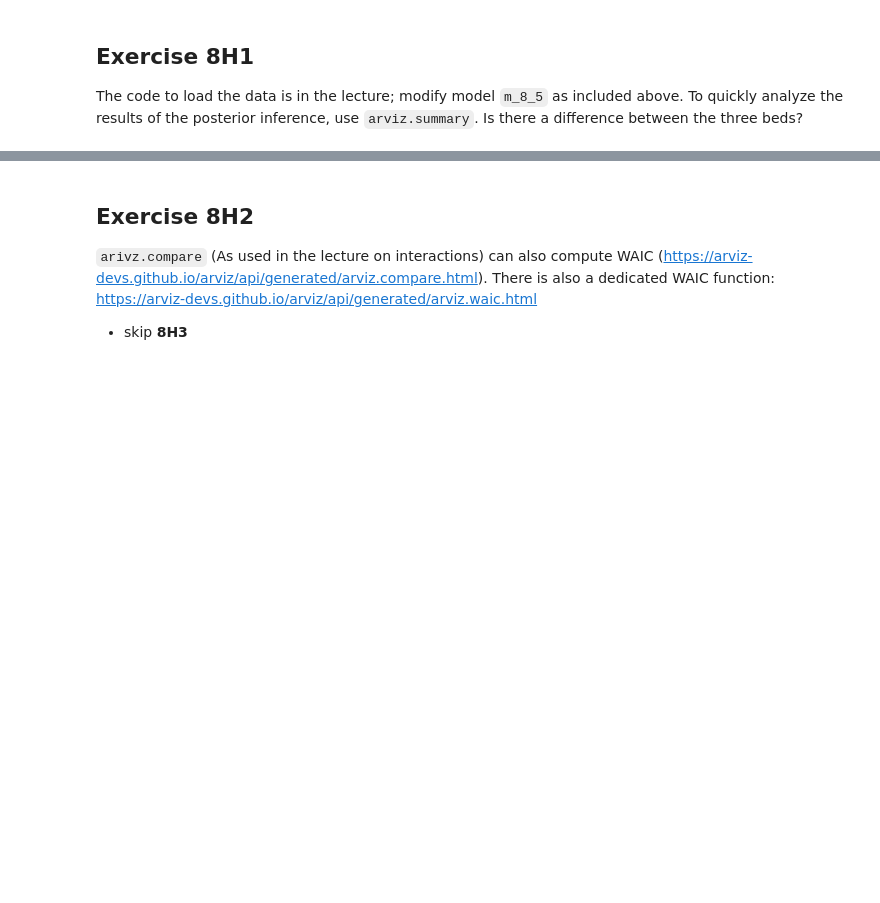
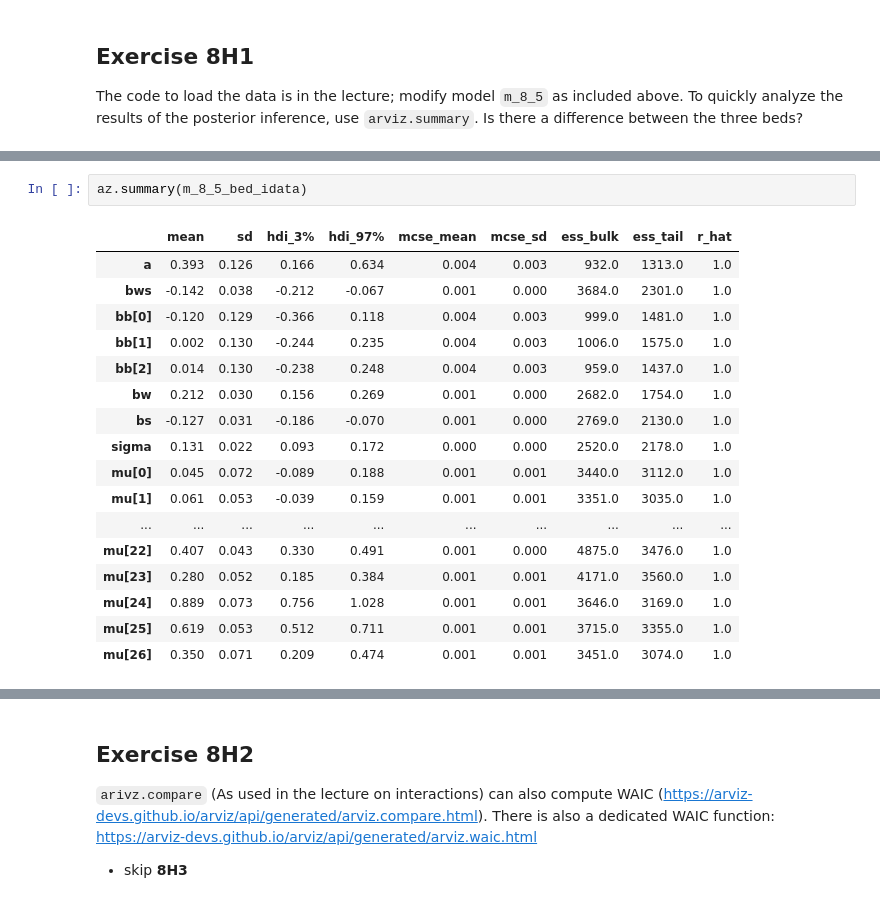
Before and after one commit to PatrickMatthiesen/ProbabilisticProgramming, a Jupyter notebook: 06-interactions/interactions-exercises.ipynb, the cells around one changed output, grey strips where cells are left out. Drawn from its saved outputs; the diff is of its cells as text; blank space fills up the shorter version.

```diff
--- a/06-interactions/interactions-exercises.ipynb
+++ b/06-interactions/interactions-exercises.ipynb
@@ -61,0 +149,20 @@ The code to load the data is in the lecture; modify model `m_8_5` as included ab
+# %%
+az.summary(m_8_5_bed_idata)
+# %% [output]
+|  | mean | sd | hdi_3% | hdi_97% | mcse_mean | mcse_sd | ess_bulk | ess_tail | r_hat |
+| a | 0.393 | 0.126 | 0.166 | 0.634 | 0.004 | 0.003 | 932.0 | 1313.0 | 1.0 |
+| bws | -0.142 | 0.038 | -0.212 | -0.067 | 0.001 | 0.000 | 3684.0 | 2301.0 | 1.0 |
+| bb[0] | -0.120 | 0.129 | -0.366 | 0.118 | 0.004 | 0.003 | 999.0 | 1481.0 | 1.0 |
+| bb[1] | 0.002 | 0.130 | -0.244 | 0.235 | 0.004 | 0.003 | 1006.0 | 1575.0 | 1.0 |
+| bb[2] | 0.014 | 0.130 | -0.238 | 0.248 | 0.004 | 0.003 | 959.0 | 1437.0 | 1.0 |
+| bw | 0.212 | 0.030 | 0.156 | 0.269 | 0.001 | 0.000 | 2682.0 | 1754.0 | 1.0 |
+| bs | -0.127 | 0.031 | -0.186 | -0.070 | 0.001 | 0.000 | 2769.0 | 2130.0 | 1.0 |
+| sigma | 0.131 | 0.022 | 0.093 | 0.172 | 0.000 | 0.000 | 2520.0 | 2178.0 | 1.0 |
+| mu[0] | 0.045 | 0.072 | -0.089 | 0.188 | 0.001 | 0.001 | 3440.0 | 3112.0 | 1.0 |
+| mu[1] | 0.061 | 0.053 | -0.039 | 0.159 | 0.001 | 0.001 | 3351.0 | 3035.0 | 1.0 |
+| ... | ... | ... | ... | ... | ... | ... | ... | ... | ... |
+| mu[22] | 0.407 | 0.043 | 0.330 | 0.491 | 0.001 | 0.000 | 4875.0 | 3476.0 | 1.0 |
+| mu[23] | 0.280 | 0.052 | 0.185 | 0.384 | 0.001 | 0.001 | 4171.0 | 3560.0 | 1.0 |
+| mu[24] | 0.889 | 0.073 | 0.756 | 1.028 | 0.001 | 0.001 | 3646.0 | 3169.0 | 1.0 |
+| mu[25] | 0.619 | 0.053 | 0.512 | 0.711 | 0.001 | 0.001 | 3715.0 | 3355.0 | 1.0 |
+| mu[26] | 0.350 | 0.071 | 0.209 | 0.474 | 0.001 | 0.001 | 3451.0 | 3074.0 | 1.0 |
```
Also changed, not shown: parts of 9 cells of this notebook, 2 other files.
